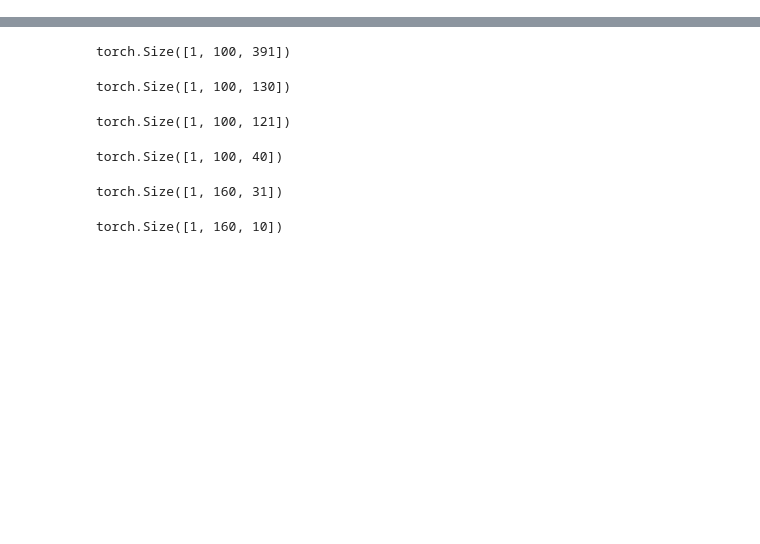
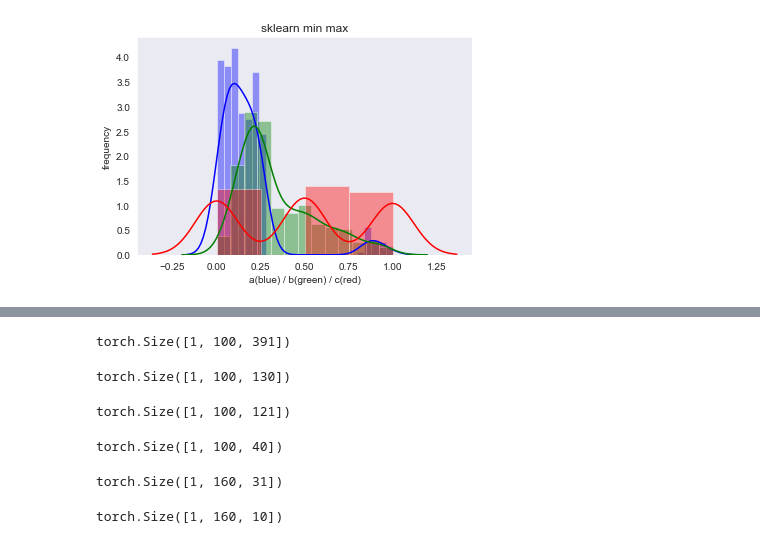
Before and after one commit to hetangx/discharge, a Jupyter notebook: nntest.ipynb, the cells around one changed output, grey strips where cells are left out. Cells and saved outputs as stored; diff of their text form; code cells hidden in the pictures; blank space fills up the shorter version.

```diff
--- a/nntest.ipynb
+++ b/nntest.ipynb
@@ -26,0 +61,6 @@ torch.Size([1, 3, 400])
+# %%
+csv_skmmn = preprocessing.MinMaxScaler().fit_transform(csv_corona)
+# %%
+tools.plot3(csv_skmmn, 'sklearn min max')
+# %% [output]
+[figure, added]
```
Also changed, not shown: parts of 21 cells of this notebook, 7 other files.
